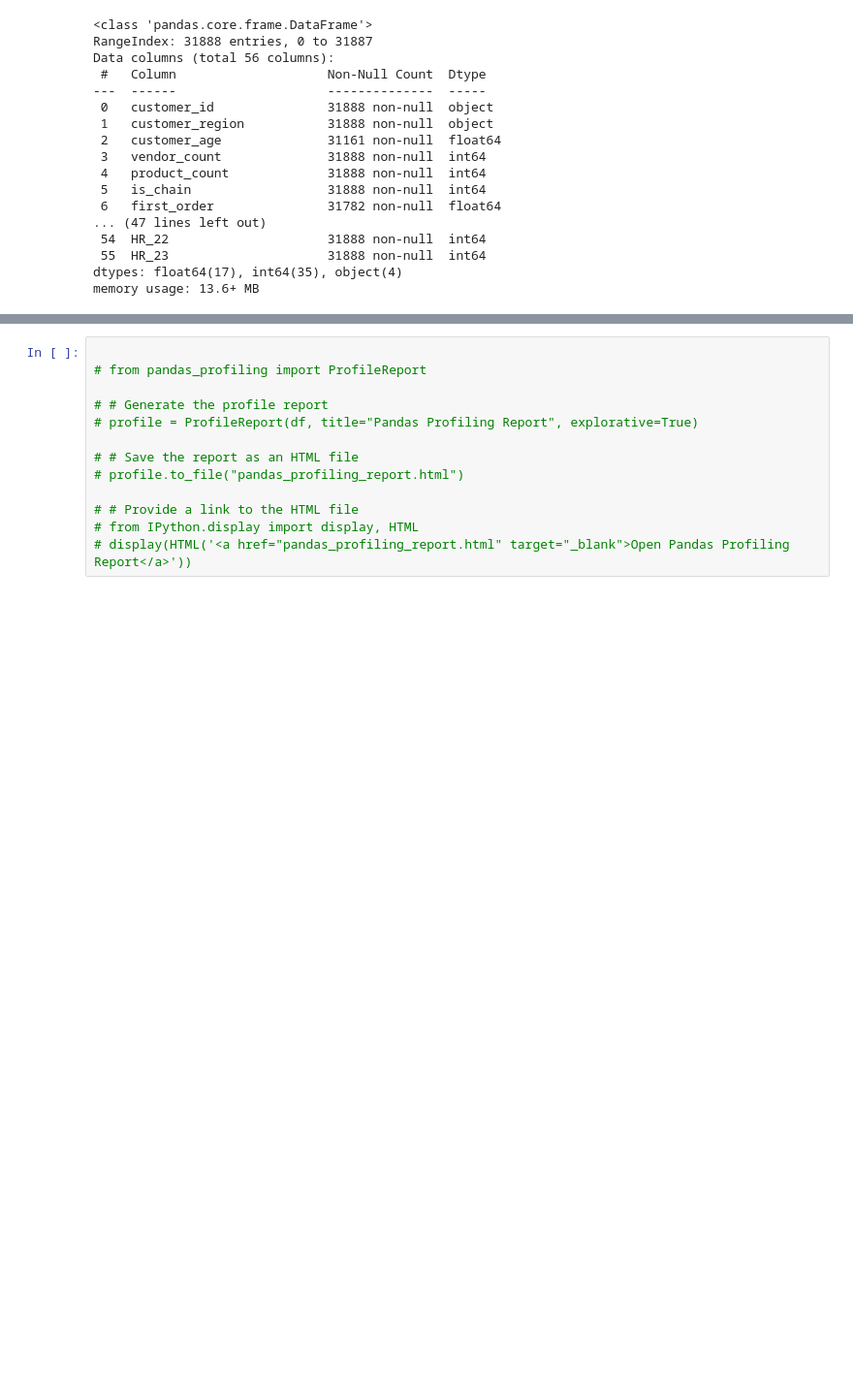
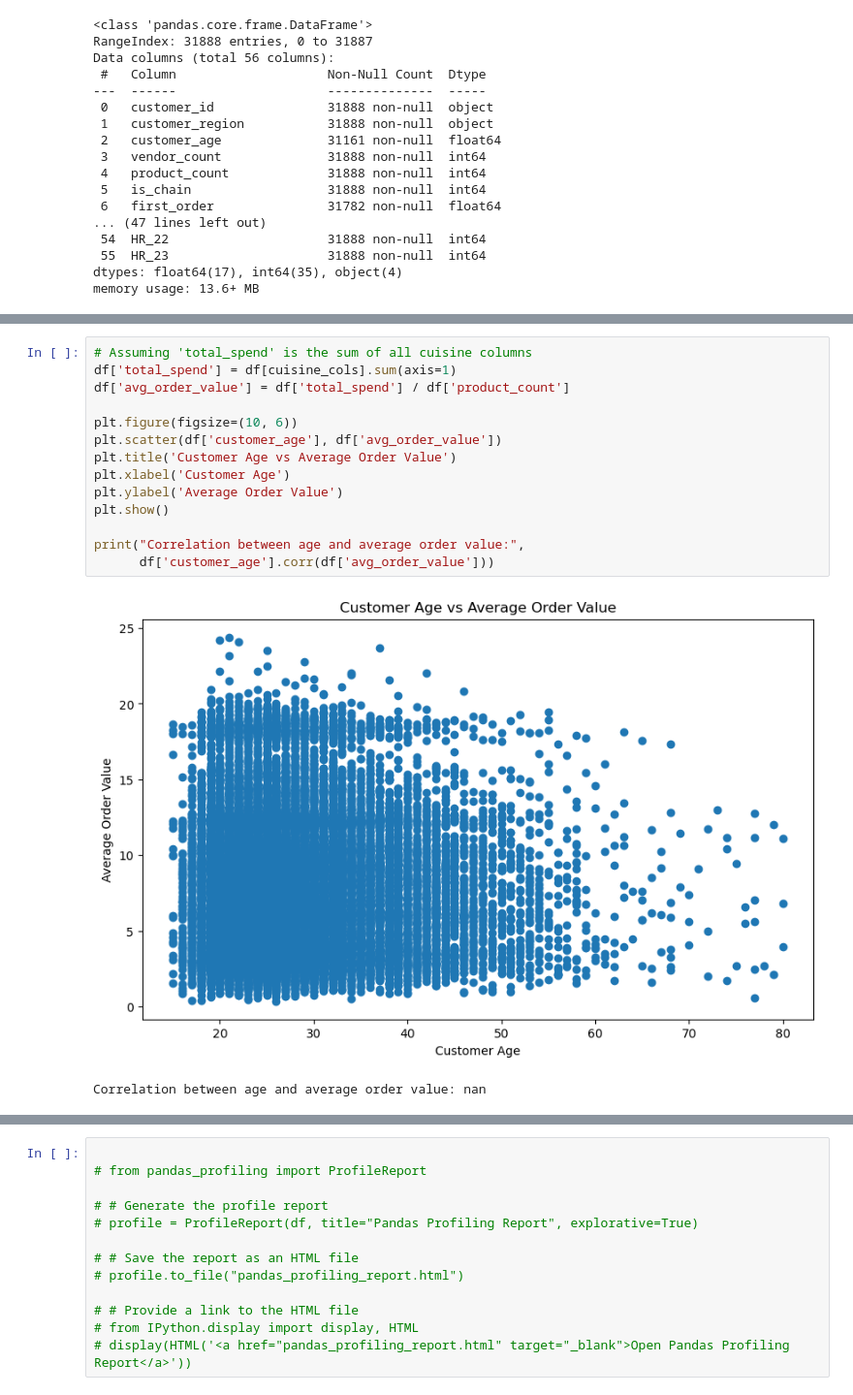
Before and after one commit to Benerugg/DM_Group50, a Jupyter notebook: src/notebooks/Testfile.ipynb, the cells around one changed output, grey strips where cells are left out. Shown at 97% size. Cells and saved outputs as stored; diff of their text form; blank space fills up the shorter version.

```diff
--- a/src/notebooks/Testfile.ipynb
+++ b/src/notebooks/Testfile.ipynb
@@ -285,0 +527,17 @@ ValueError: could not convert string to float: '1b8f824d5e  '
+# %%
+# Assuming 'total_spend' is the sum of all cuisine columns
+df['total_spend'] = df[cuisine_cols].sum(axis=1)
+df['avg_order_value'] = df['total_spend'] / df['product_count']
+
+plt.figure(figsize=(10, 6))
+plt.scatter(df['customer_age'], df['avg_order_value'])
+plt.title('Customer Age vs Average Order Value')
+plt.xlabel('Customer Age')
+plt.ylabel('Average Order Value')
+plt.show()
+
+print("Correlation between age and average order value:",
+      df['customer_age'].corr(df['avg_order_value']))
+# %% [output]
+[figure, added]
+Correlation between age and average order value: nan
```
Also changed, not shown: parts of 14 cells of this notebook.
